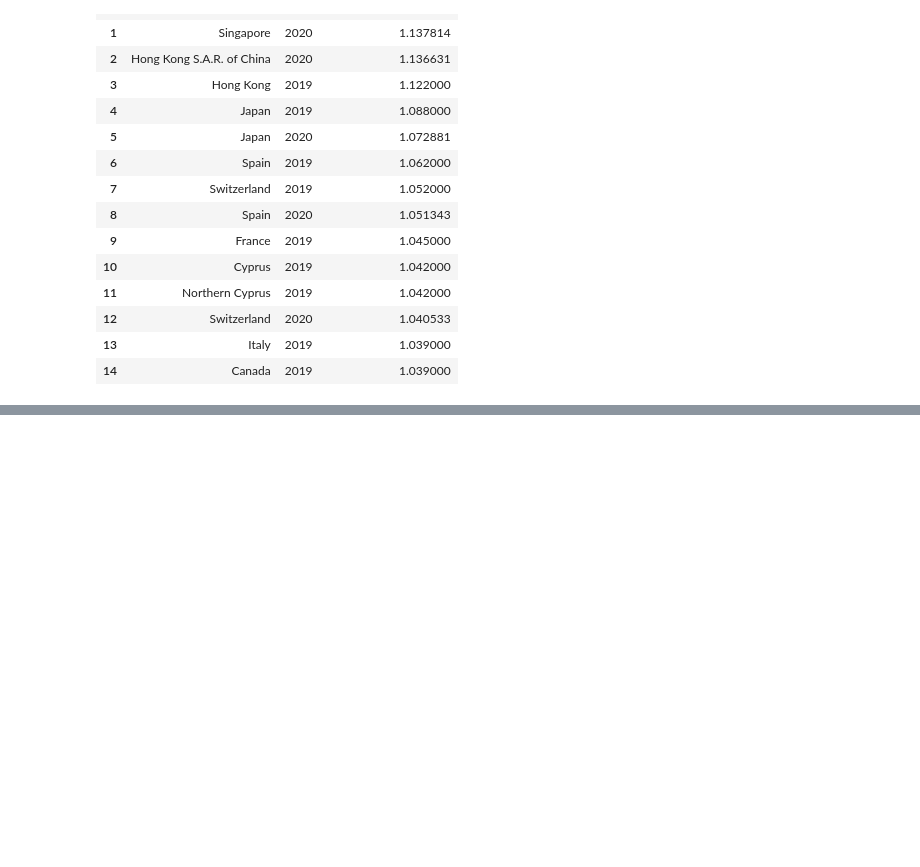
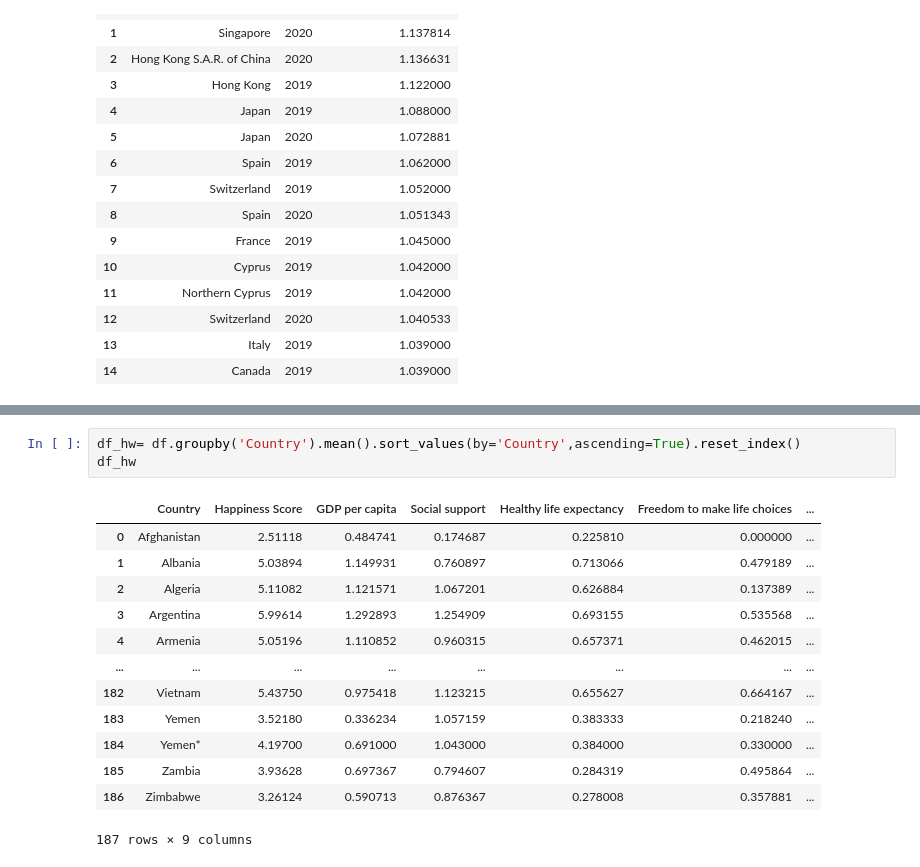
Before and after one commit to Karlajack/pydata_analysis, a Jupyter notebook: Pydatacapstoneproject_Worldhappiness.ipynb, the cells around one changed output, grey strips where cells are left out. Drawn from its saved outputs; the diff is of its cells as text; blank space fills up the shorter version.

```diff
--- a/Pydatacapstoneproject_Worldhappiness.ipynb
+++ b/Pydatacapstoneproject_Worldhappiness.ipynb
@@ -447,3 +429,20 @@ fig.update_traces(hovertemplate='Country: %{x}<br>Year: %{customdata[0]}<br>Happ
 fig.show()
 # %% [output]
 [interactive output not drawn]
+# %%
+df_hw= df.groupby('Country').mean().sort_values(by='Country',ascending=True).reset_index()
+df_hw
+# %% [output]
+|  | Country | Happiness Score | GDP per capita | Social support | Healthy life expectancy | Freedom to make life choices | ... |
+| 0 | Afghanistan | 2.51118 | 0.484741 | 0.174687 | 0.225810 | 0.000000 | ... |
+| 1 | Albania | 5.03894 | 1.149931 | 0.760897 | 0.713066 | 0.479189 | ... |
+| 2 | Algeria | 5.11082 | 1.121571 | 1.067201 | 0.626884 | 0.137389 | ... |
+| 3 | Argentina | 5.99614 | 1.292893 | 1.254909 | 0.693155 | 0.535568 | ... |
+| 4 | Armenia | 5.05196 | 1.110852 | 0.960315 | 0.657371 | 0.462015 | ... |
+| ... | ... | ... | ... | ... | ... | ... | ... |
+| 182 | Vietnam | 5.43750 | 0.975418 | 1.123215 | 0.655627 | 0.664167 | ... |
+| 183 | Yemen | 3.52180 | 0.336234 | 1.057159 | 0.383333 | 0.218240 | ... |
+| 184 | Yemen* | 4.19700 | 0.691000 | 1.043000 | 0.384000 | 0.330000 | ... |
+| 185 | Zambia | 3.93628 | 0.697367 | 0.794607 | 0.284319 | 0.495864 | ... |
+| 186 | Zimbabwe | 3.26124 | 0.590713 | 0.876367 | 0.278008 | 0.357881 | ... |
+187 rows × 9 columns
```
Also changed, not shown: parts of 2 cells of this notebook.
